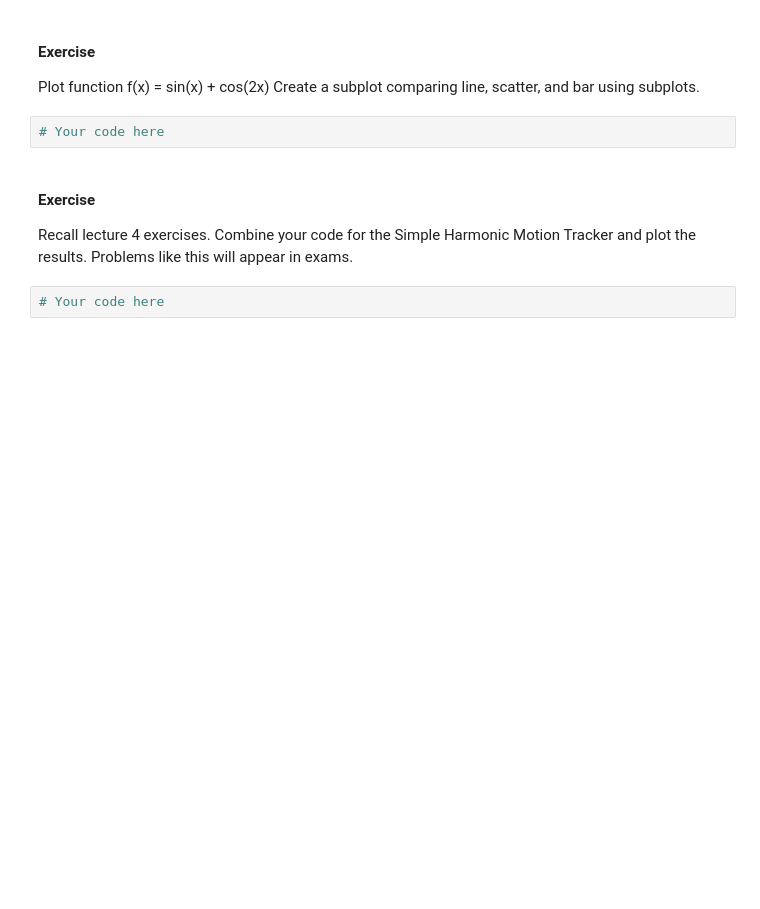
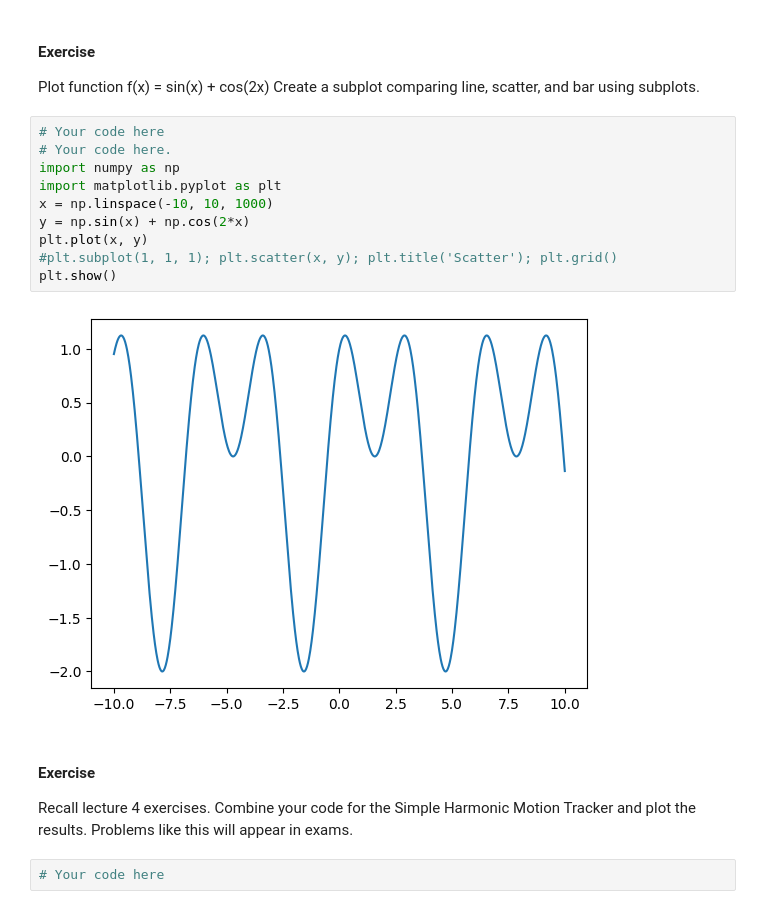
Before and after one commit to chrsshkm/Engineering-Methods-Lecture-Exercises, a Jupyter notebook: Lecture 6_python_plotting.ipynb, the cells around one changed output. Saved outputs shown, nothing was run; the diff lists cells and outputs as text; blank space fills up the shorter version.

```diff
--- a/Lecture 6_python_plotting.ipynb
+++ b/Lecture 6_python_plotting.ipynb
@@ -222,6 +258,16 @@ Plot function f(x) = sin(x) + cos(2x)
 Create a subplot comparing line, scatter, and bar using subplots.
 # %%
 # Your code here
+# Your code here.
+import numpy as np
+import matplotlib.pyplot as plt
+x = np.linspace(-10, 10, 1000)
+y = np.sin(x) + np.cos(2*x)
+plt.plot(x, y)
+#plt.subplot(1, 1, 1); plt.scatter(x, y); plt.title('Scatter'); plt.grid()
+plt.show()
+# %% [output]
+[figure, added]
 # %% [markdown]
 #### Exercise
 Recall lecture 4 exercises. Combine your code for the Simple Harmonic Motion Tracker and plot the results.
```
Also changed, not shown: parts of 5 cells of this notebook.
